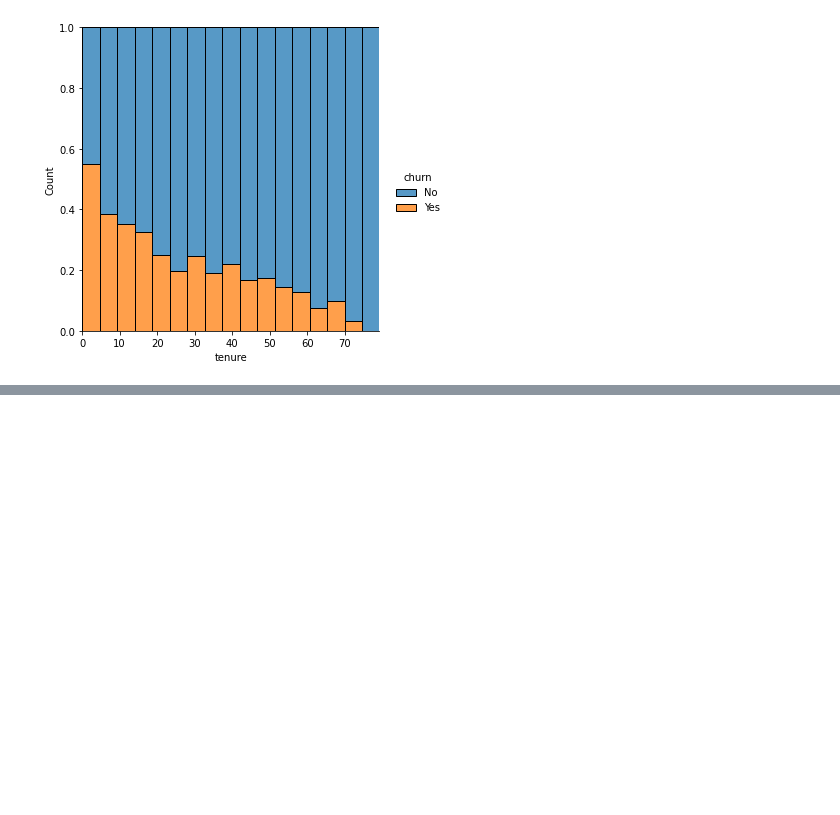
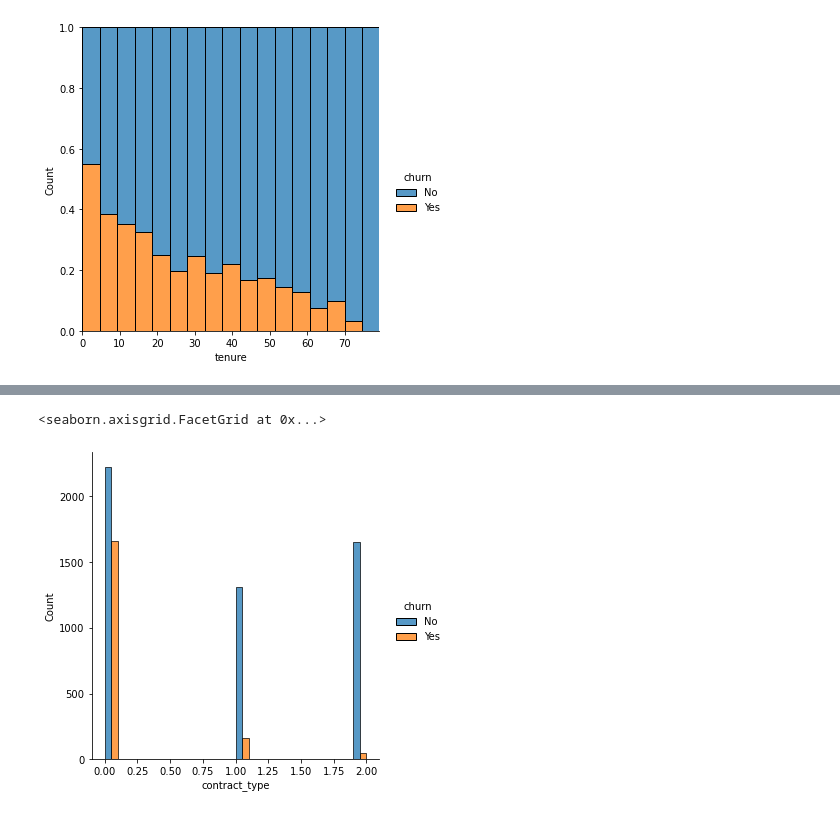
Before and after one commit to Cayt-Schlichting/numpy-pandas-visualization-exercises, a Jupyter notebook: telco_prj_prototype.ipynb, the cells around one changed output, grey strips where cells are left out. Saved outputs shown, nothing was run; the diff lists cells and outputs as text; code cells hidden in the pictures; blank space fills up the shorter version.

Commit message:
add data files and updated exploratory analysis

```diff
--- a/telco_prj_prototype.ipynb
+++ b/telco_prj_prototype.ipynb
@@ -156,3 +154,12 @@ sns.displot(data=df,x='tenure',hue='churn',multiple='fill')
 # df_m_tenure =
 
 #then create relplot
+# %%
+#Contract type
+#let's go ahead and update df to hold contract/internet/etc type string values
+ct = pd.DataFrame({'contract_type':[0,1,2],'contract_name':['Month-to-Month','1 Year','2 Year']})
+pst = pd.DataFrame({'phone_service':[0,1,2],'ps_name':['No Phone Service','1 Line','2 Lines']})
+ist = pd.DataFrame({'internet_service':[0,1,2],'is_name':['No Internet Service','DSL','Fiber Optic']})
+# %%
+#merge into df
+df = df.merge(ct,on='contract_type').merge(pst,on='phone_service').merge(ist,on='internet_service')
@@ -159,4 +175,8 @@ sns.displot(data=df,x='tenure',hue='churn',multiple='fill')
 # %%
 #contract type
+sns.displot(data=df, x='contract_type', hue='churn',multiple='dodge')
+# %% [output]
+<seaborn.axisgrid.FacetGrid at 0x...>
+[figure, added]
 # %%
 #monthly charges
```
Also changed, not shown: parts of 6 cells of this notebook, 3 other files.
